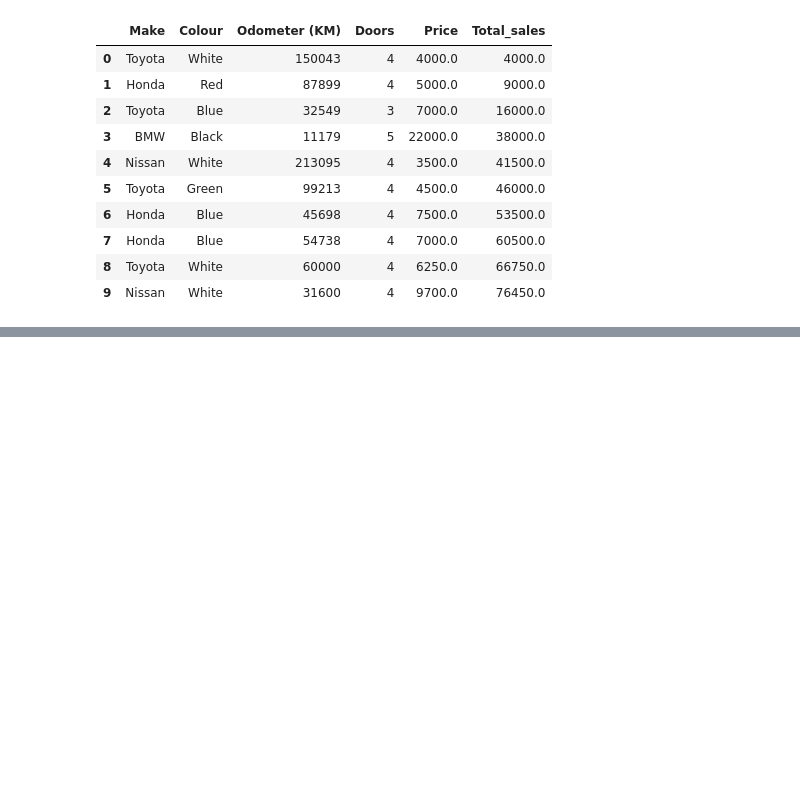
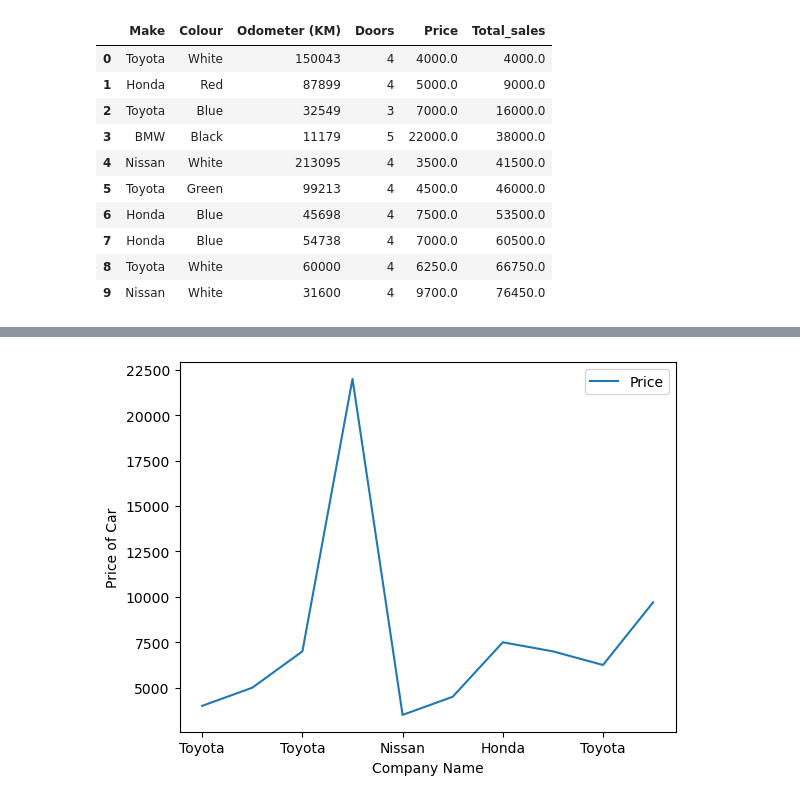
Before and after one commit to aftb777/Learning-Machine, a Jupyter notebook: MatpotlibCodes/PlottingPandas.ipynb, the cells around one changed output, grey strips where cells are left out. Cells and saved outputs as stored; diff of their text form; code cells hidden in the pictures; blank space fills up the shorter version.

```diff
--- a/MatpotlibCodes/PlottingPandas.ipynb
+++ b/MatpotlibCodes/PlottingPandas.ipynb
@@ -147,0 +161,11 @@ car_sales
+# %%
+# Lables
+car_sales.plot(
+    x="Make",
+    y="Price"
+);
+
+plt.xlabel("Company Name")
+plt.ylabel("Price of Car");
+# %% [output]
+[figure, added]
```
Also changed, not shown: parts of 6 cells of this notebook.
